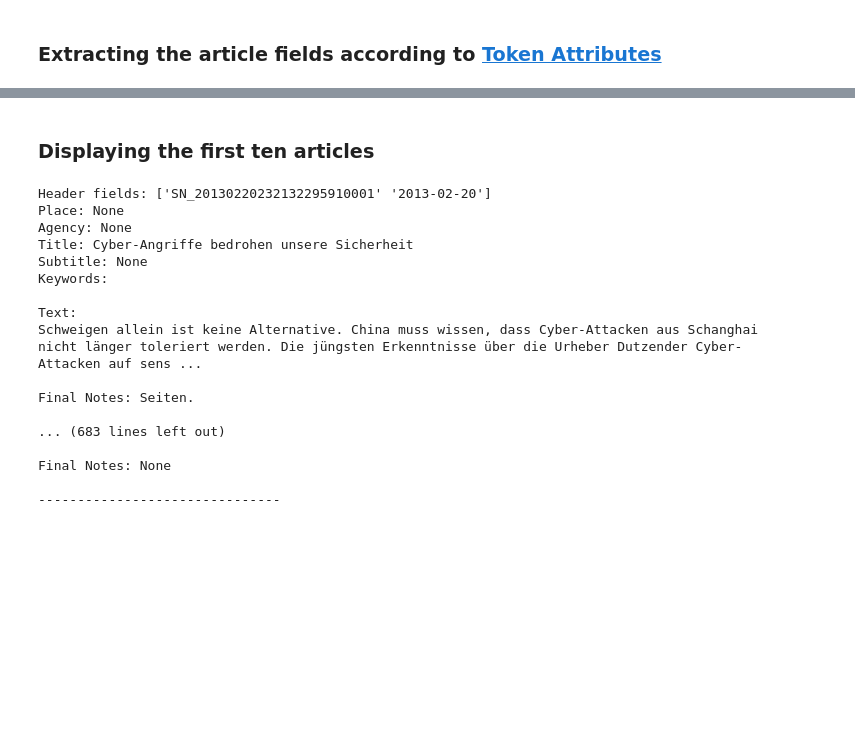
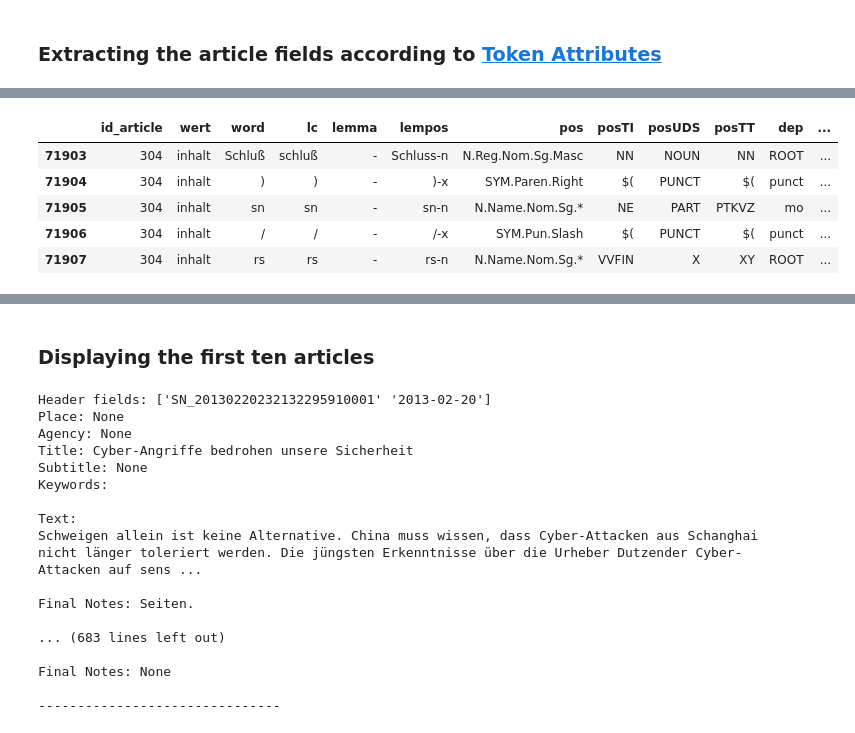
Before and after one commit to acdh-oeaw/AMC_Corpus_Biases, a Jupyter notebook: notebooks/2-file_parsing.ipynb, the cells around one changed output, grey strips where cells are left out. Drawn from its saved outputs; the diff is of its cells as text; code cells hidden in the pictures; blank space fills up the shorter version.

```diff
--- a/notebooks/2-file_parsing.ipynb
+++ b/notebooks/2-file_parsing.ipynb
@@ -193,3 +188,12 @@ df_fields.head(10)
+# %%
+df_fields.tail(5)
+# %% [output]
+|  | id_article | wert | word | lc | lemma | lempos | pos | posTI | posUDS | posTT | dep | ... |
+| 71903 | 304 | inhalt | Schluß | schluß | - | Schluss-n | N.Reg.Nom.Sg.Masc | NN | NOUN | NN | ROOT | ... |
+| 71904 | 304 | inhalt | ) | ) | - | )-x | SYM.Paren.Right | $( | PUNCT | $( | punct | ... |
+| 71905 | 304 | inhalt | sn | sn | - | sn-n | N.Name.Nom.Sg.* | NE | PART | PTKVZ | mo | ... |
+| 71906 | 304 | inhalt | / | / | - | /-x | SYM.Pun.Slash | $( | PUNCT | $( | punct | ... |
+| 71907 | 304 | inhalt | rs | rs | - | rs-n | N.Name.Nom.Sg.* | VVFIN | X | XY | ROOT | ... |
 # %%
 df_fields.info()
 # %% [output]
```
Also changed, not shown: parts of 6 cells of this notebook, 2 other files.
